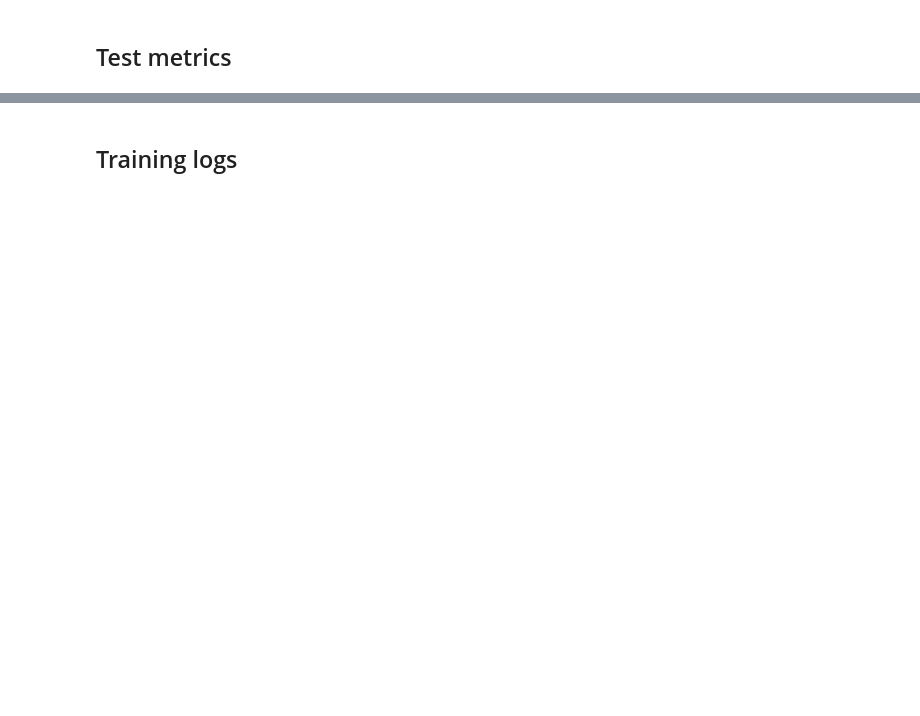
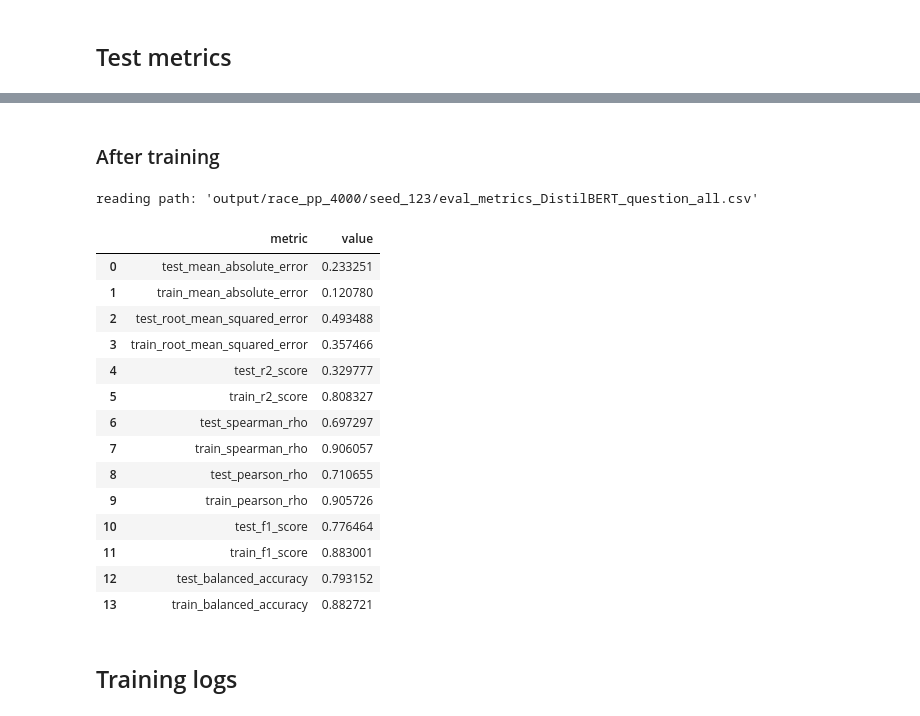
Before and after one commit to arthur-thuy/qdet-comparison, a Jupyter notebook: analysis.ipynb, the cells around one changed output, grey strips where cells are left out. Saved outputs shown, nothing was run; the diff lists cells and outputs as text; code cells hidden in the pictures; blank space fills up the shorter version.

```diff
--- a/analysis.ipynb
+++ b/analysis.ipynb
@@ -51,3 +56,27 @@ metrics
+# %% [markdown]
+### After training
+# %%
+
+
+metrics = get_metrics(dataset_name, model_name, encoding, seed, init=False)
+metrics
+# %% [output]
+reading path: 'output/race_pp_4000/seed_123/eval_metrics_DistilBERT_question_all.csv'
+|  | metric | value |
+| 0 | test_mean_absolute_error | 0.233251 |
+| 1 | train_mean_absolute_error | 0.120780 |
+| 2 | test_root_mean_squared_error | 0.493488 |
+| 3 | train_root_mean_squared_error | 0.357466 |
+| 4 | test_r2_score | 0.329777 |
+| 5 | train_r2_score | 0.808327 |
+| 6 | test_spearman_rho | 0.697297 |
+| 7 | train_spearman_rho | 0.906057 |
+| 8 | test_pearson_rho | 0.710655 |
+| 9 | train_pearson_rho | 0.905726 |
+| 10 | test_f1_score | 0.776464 |
+| 11 | train_f1_score | 0.883001 |
+| 12 | test_balanced_accuracy | 0.793152 |
+| 13 | train_balanced_accuracy | 0.882721 |
 # %% [markdown]
 ## Training logs
 # %%
```
Also changed, not shown: parts of 6 cells of this notebook, 1 other file.
